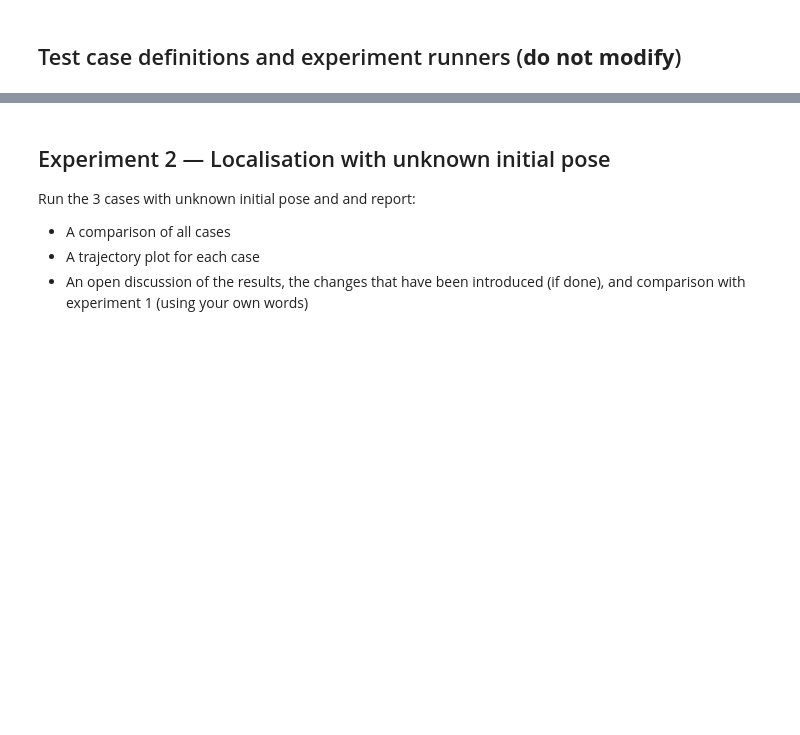
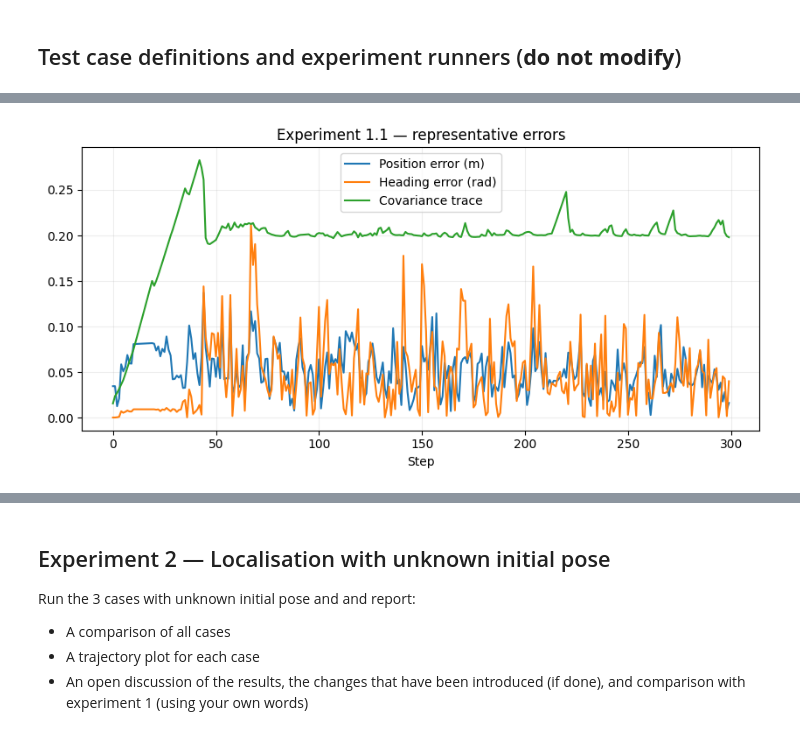
Before and after one commit to alvaromalfaro/autonomous-robotics, a Jupyter notebook: Homework2.ipynb, the cells around one changed output, grey strips where cells are left out. Cells and saved outputs as stored; diff of their text form; code cells hidden in the pictures; blank space fills up the shorter version.

```diff
--- a/Homework2.ipynb
+++ b/Homework2.ipynb
@@ -1274,0 +1286,4 @@ for index in [1,2,3]:
+# %%
+plot_ekf_errors(result, title=f"Experiment 1.{1} — representative errors")
+# %% [output]
+[figure, added]
```
Also changed, not shown: parts of 26 cells of this notebook.
